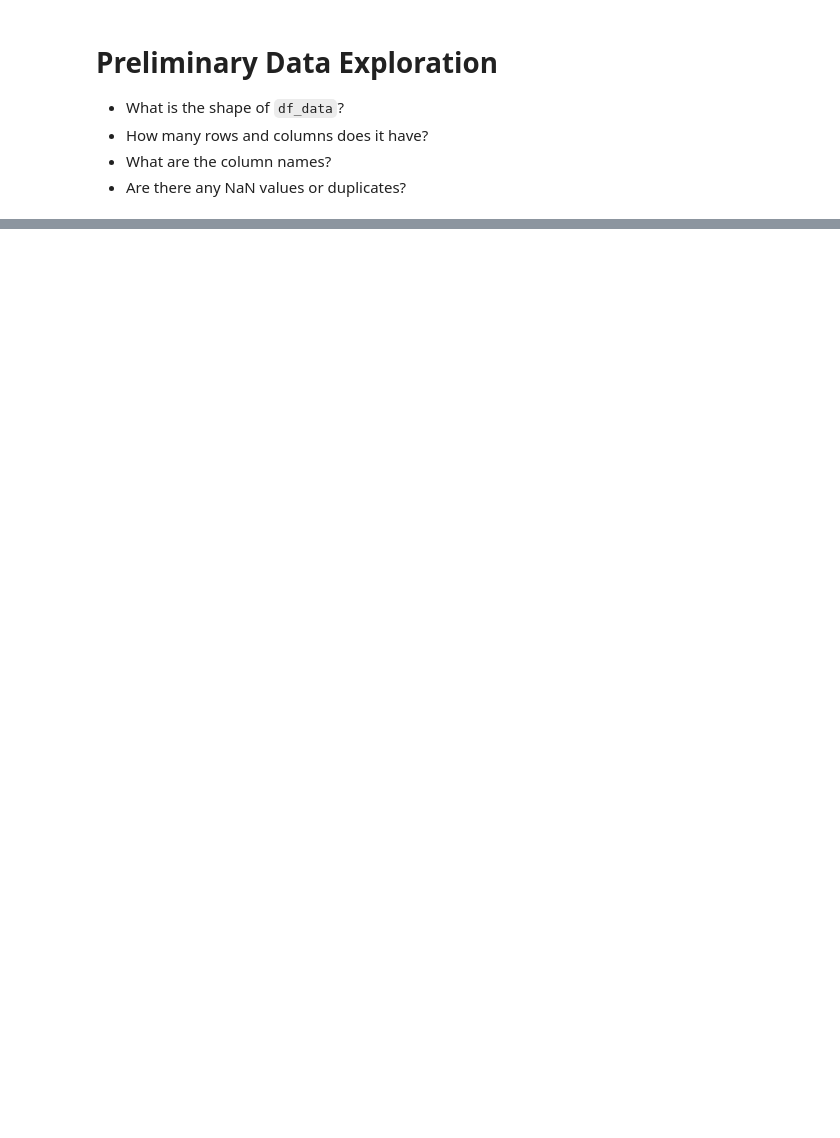
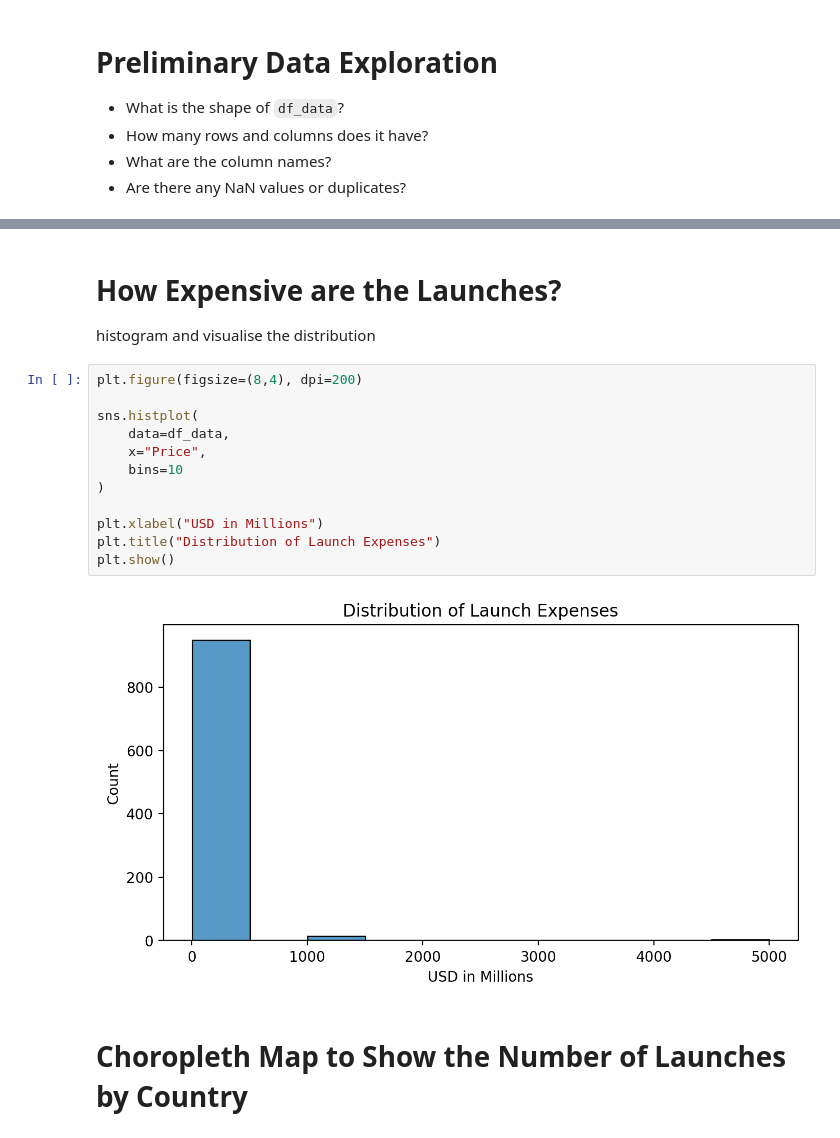
Before and after one commit to muhzinkhan/Space-Race-Analysis, a Jupyter notebook: Space_Missions_Analysis.ipynb, the cells around one changed output, grey strips where cells are left out. Drawn from its saved outputs; the diff is of its cells as text; blank space fills up the shorter version.

```diff
--- a/Space_Missions_Analysis.ipynb
+++ b/Space_Missions_Analysis.ipynb
@@ -32,0 +174,20 @@ df_data = pd.read_csv('mission_launches.csv')
+# %% [markdown]
+# How Expensive are the Launches?
+
+histogram and visualise the distribution
+# %%
+plt.figure(figsize=(8,4), dpi=200)
+
+sns.histplot(
+    data=df_data,
+    x="Price",
+    bins=10
+)
+
+plt.xlabel("USD in Millions")
+plt.title("Distribution of Launch Expenses")
+plt.show()
+# %% [output]
+[figure, added]
+# %% [markdown]
+# Choropleth Map to Show the Number of Launches by Country
```
Also changed, not shown: parts of 76 cells of this notebook, 3 other files.
